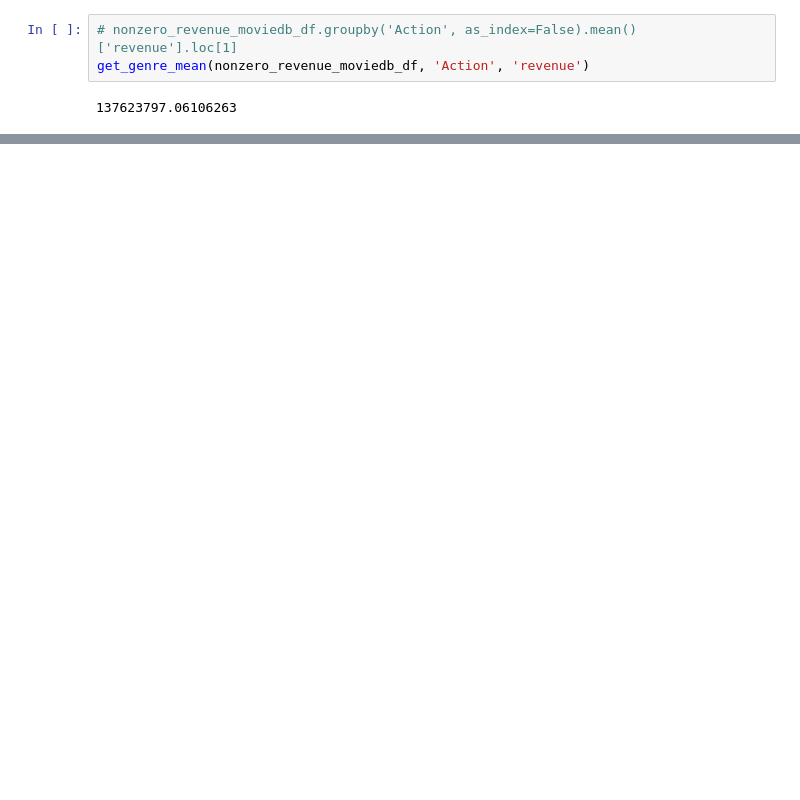
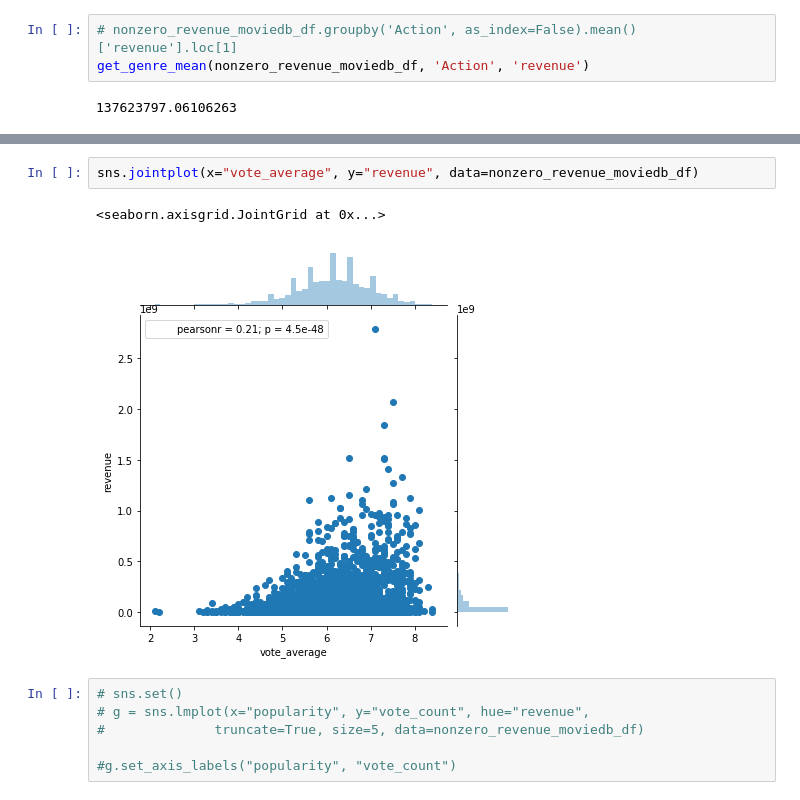
Before and after one commit to jffry7/udacity_final_project, a Jupyter notebook: Movie_Wrangling.ipynb, the cells around one changed output, grey strips where cells are left out. Cells and saved outputs as stored; diff of their text form; blank space fills up the shorter version.

```diff
--- a/Movie_Wrangling.ipynb
+++ b/Movie_Wrangling.ipynb
@@ -94,0 +110,11 @@ nonzero_revenue_moviedb_df.groupby(['Action', 'month'], as_index=False).groups
+# %%
+sns.jointplot(x="vote_average", y="revenue", data=nonzero_revenue_moviedb_df)
+# %% [output]
+<seaborn.axisgrid.JointGrid at 0x...>
+[figure, added]
+# %%
+# sns.set()
+# g = sns.lmplot(x="popularity", y="vote_count", hue="revenue",
+#              truncate=True, size=5, data=nonzero_revenue_moviedb_df)
+
+#g.set_axis_labels("popularity", "vote_count")
```
Also changed, not shown: parts of 16 cells of this notebook.
